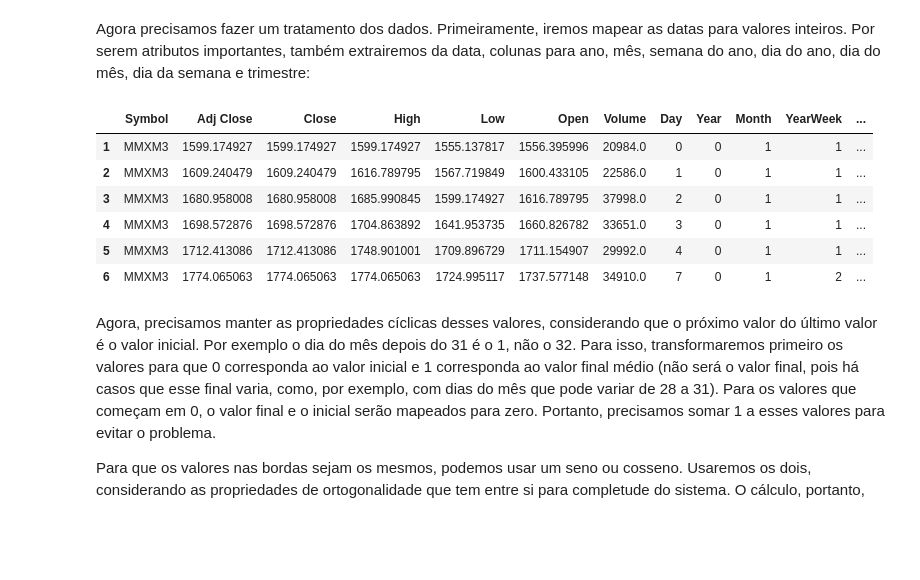
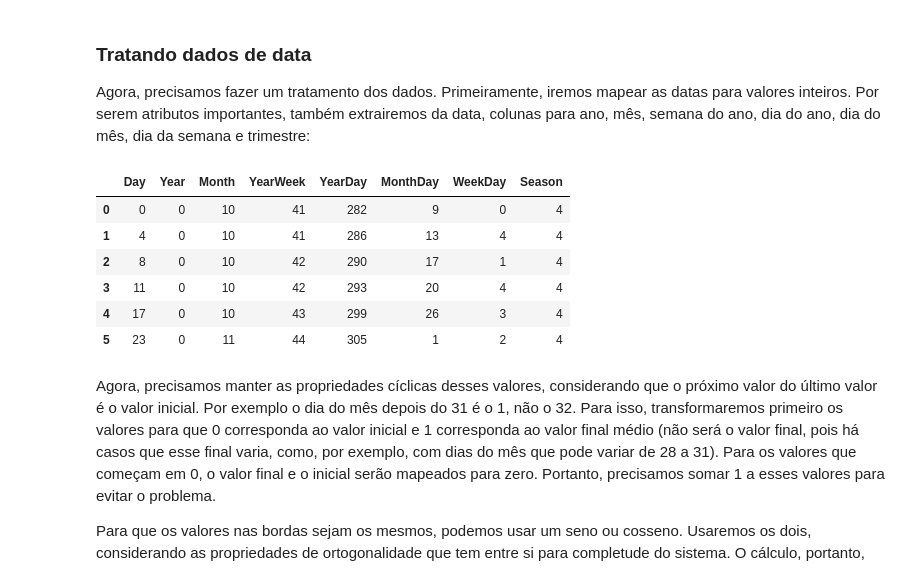
Before and after one commit to gabrielmaia2/trabalho-ml2023, a Jupyter notebook: Trabalho.ipynb, the cells around one changed output. Drawn from its saved outputs; the diff is of its cells as text; code cells hidden in the pictures; blank space fills up the shorter version.

```diff
--- a/Trabalho.ipynb
+++ b/Trabalho.ipynb
@@ -146,0 +47,6 @@ array(['MMXM3', 'BMIN3', 'BRPR3', 'JBSS3', 'ITUB3', 'BMGB4', 'DEXP4',
+# %%
+import investpy as inv
+
+br = inv.stocks.get_stocks(country='brazil')
+br = br[br['symbol'].str.fullmatch(r'\w{4}\d{1,2}')]['symbol']
+br
@@ -146,0 +72,20 @@ array(['MMXM3', 'BMIN3', 'BRPR3', 'JBSS3', 'ITUB3', 'BMGB4', 'DEXP4',
+# %%
+import pandas as pd
+import yfinance as yf
+
+
+def download(): return yf.download((br + '.SA').tolist(),
+                            start='2013-01-01', end='2023-01-01')
+
+
+reuse_download = True
+if reuse_download:
+    try:
+        data = pd.read_pickle('data/downloaded.pickle')
+    except FileNotFoundError:
+        data = download()
+        data.to_pickle('data/downloaded.pickle')
+else:
+    data = download()
+
+data.head(6)
@@ -146,0 +110,8 @@ array(['MMXM3', 'BMIN3', 'BRPR3', 'JBSS3', 'ITUB3', 'BMGB4', 'DEXP4',
+# %%
+# Threshold
+minnancol = data.isna().sum(axis=1).min()
+nanthresh = len(data.columns) - 1.5 * minnancol
+
+# Dropped rows with null values
+data = data.dropna(axis=0, thresh=nanthresh)
+data.head(4)
@@ -146,0 +131,6 @@ array(['MMXM3', 'BMIN3', 'BRPR3', 'JBSS3', 'ITUB3', 'BMGB4', 'DEXP4',
+# %%
+d = data.loc[:, data.isna().any(axis=0)]
+d = d.columns.remove_unused_levels()
+data = data.drop(d.levels[1], axis=1, level=1)
+data.columns = data.columns.remove_unused_levels()
+data.head(4)
@@ -147,5 +146,7 @@ array(['MMXM3', 'BMIN3', 'BRPR3', 'JBSS3', 'ITUB3', 'BMGB4', 'DEXP4',
 # %% [markdown]
-Agora precisamos fazer um tratamento dos dados.
+### Tratando dados de data
+
+Agora, precisamos fazer um tratamento dos dados.
 Primeiramente, iremos mapear as datas para valores
 inteiros. Por serem atributos importantes, também
 extrairemos da data, colunas para ano, mês, semana
@@ -153,29 +154,28 @@ do ano, dia do ano, dia do mês, dia
 da semana e trimestre:
 # %%
 # Pegando a menor data no dataset e usando ela como data inicial
-dates = pd.to_datetime(data['Date'], utc=True)
+dates = pd.DataFrame(data.index).apply(pd.to_datetime, utc=True).iloc[:, 0]
 startDate = dates.min()
 
-dateData = data.copy()
+dateData = pd.DataFrame()
 dateData['Day'] = (dates - startDate).dt.days
 dateData['Year'] = dates.dt.year - startDate.year
 dateData['Month'] = dates.dt.month # [1-12]
 dateData['YearWeek'] = dates.dt.isocalendar().week.astype('int') # [1-53]
 dateData['YearDay'] = dates.dt.day_of_year  # [1-366]
 dateData['MonthDay'] = dates.dt.day  # [1-31]
 dateData['WeekDay'] = dates.dt.day_of_week  # [0-6]
 dateData['Season'] = dates.dt.quarter  # [1-4]
-dateData.drop('Date', axis=1, inplace=True)
 
 display(dateData.head(6))
 # %% [output]
-|  | Symbol | Adj Close | Close | High | Low | Open | Volume | Day | Year | Month | YearWeek | ... |
-| 1 | MMXM3 | 1599.174927 | 1599.174927 | 1599.174927 | 1555.137817 | 1556.395996 | 20984.0 | 0 | 0 | 1 | 1 | ... |
-| 2 | MMXM3 | 1609.240479 | 1609.240479 | 1616.789795 | 1567.719849 | 1600.433105 | 22586.0 | 1 | 0 | 1 | 1 | ... |
-| 3 | MMXM3 | 1680.958008 | 1680.958008 | 1685.990845 | 1599.174927 | 1616.789795 | 37998.0 | 2 | 0 | 1 | 1 | ... |
-| 4 | MMXM3 | 1698.572876 | 1698.572876 | 1704.863892 | 1641.953735 | 1660.826782 | 33651.0 | 3 | 0 | 1 | 1 | ... |
-| 5 | MMXM3 | 1712.413086 | 1712.413086 | 1748.901001 | 1709.896729 | 1711.154907 | 29992.0 | 4 | 0 | 1 | 1 | ... |
-| 6 | MMXM3 | 1774.065063 | 1774.065063 | 1774.065063 | 1724.995117 | 1737.577148 | 34910.0 | 7 | 0 | 1 | 2 | ... |
+|  | Day | Year | Month | YearWeek | YearDay | MonthDay | WeekDay | Season |
+| 0 | 0 | 0 | 10 | 41 | 282 | 9 | 0 | 4 |
+| 1 | 4 | 0 | 10 | 41 | 286 | 13 | 4 | 4 |
+| 2 | 8 | 0 | 10 | 42 | 290 | 17 | 1 | 4 |
+| 3 | 11 | 0 | 10 | 42 | 293 | 20 | 4 | 4 |
+| 4 | 17 | 0 | 10 | 43 | 299 | 26 | 3 | 4 |
+| 5 | 23 | 0 | 11 | 44 | 305 | 1 | 2 | 4 |
 # %% [markdown]
 Agora, precisamos manter as propriedades cíclicas desses valores,
 considerando que o próximo valor do último valor é o valor inicial.
```
Also changed, not shown: parts of 33 cells of this notebook.
